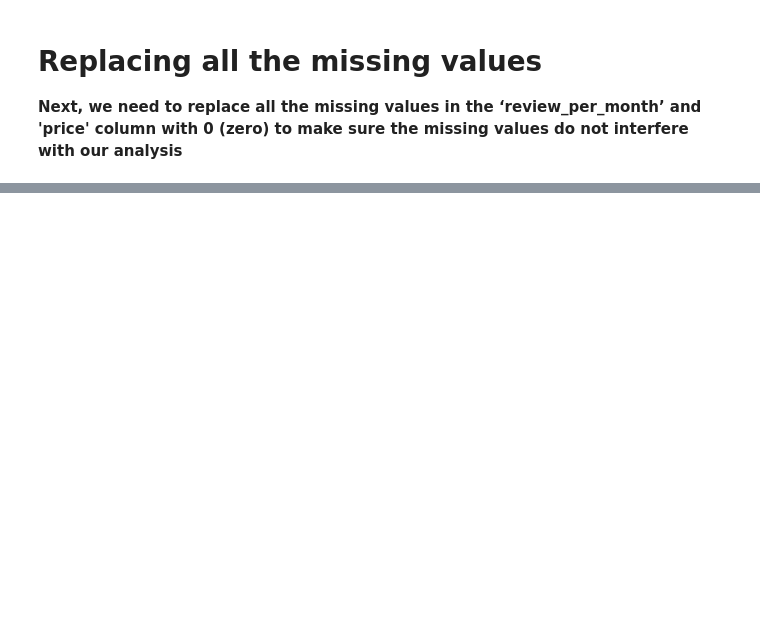
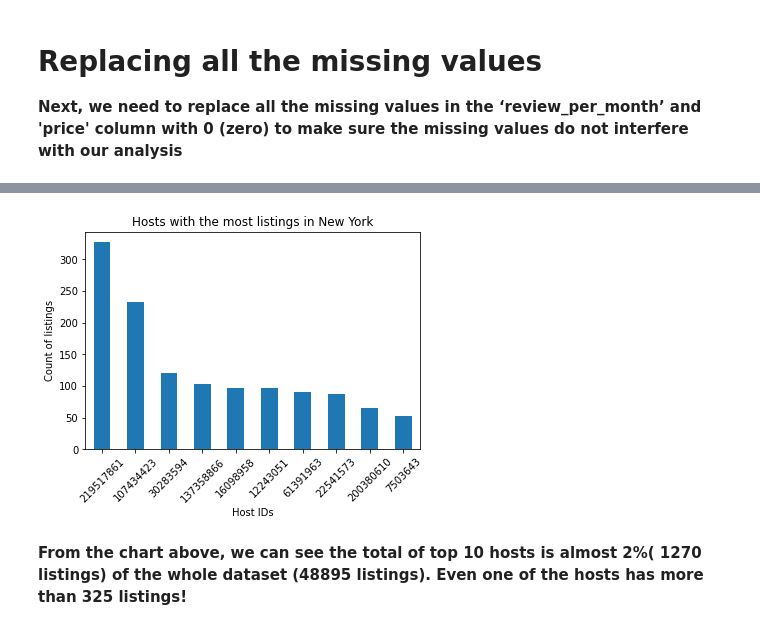
Before and after one commit to swapnilzambare/EDA-Airbnb-Data-Analysis-Capstone-Project, a Jupyter notebook: EDA_Airbnb_data_analysis_capstone_project.ipynb, the cells around one changed output, grey strips where cells are left out. Drawn from its saved outputs; the diff is of its cells as text; code cells hidden in the pictures; blank space fills up the shorter version.

```diff
--- a/EDA_Airbnb_data_analysis_capstone_project.ipynb
+++ b/EDA_Airbnb_data_analysis_capstone_project.ipynb
@@ -203,0 +230,5 @@ airbnb['price'].fillna(0,inplace=True)
+# %%
+# Listing the Top host id and their booking
+top_host_id = airbnb['host_id'].value_counts().head(10)
+print('Total of top 10 hosts =',top_host_id.sum())
+top_host_id.to_frame()
@@ -203,0 +248,12 @@ airbnb['price'].fillna(0,inplace=True)
+# %%
+# Plotting bar graph of top 10 hosts with their total listings
+viz_bar = top_host_id.plot(kind='bar')
+viz_bar.set_xticklabels(viz_bar.get_xticklabels(), rotation=45)
+viz_bar.set_xlabel('Host IDs')
+viz_bar.set_ylabel('Count of listings')
+viz_bar.set_title('Hosts with the most listings in New York')
+sns.set(rc={'figure.figsize':(10,8)})
+# %% [output]
+[figure, added]
+# %% [markdown]
+**From the chart above, we can see the total of top 10 hosts is almost 2%( 1270 listings) of the whole dataset (48895 listings). Even one of the hosts has more than 325 listings!**
```
Also changed, not shown: parts of 6 cells of this notebook.
